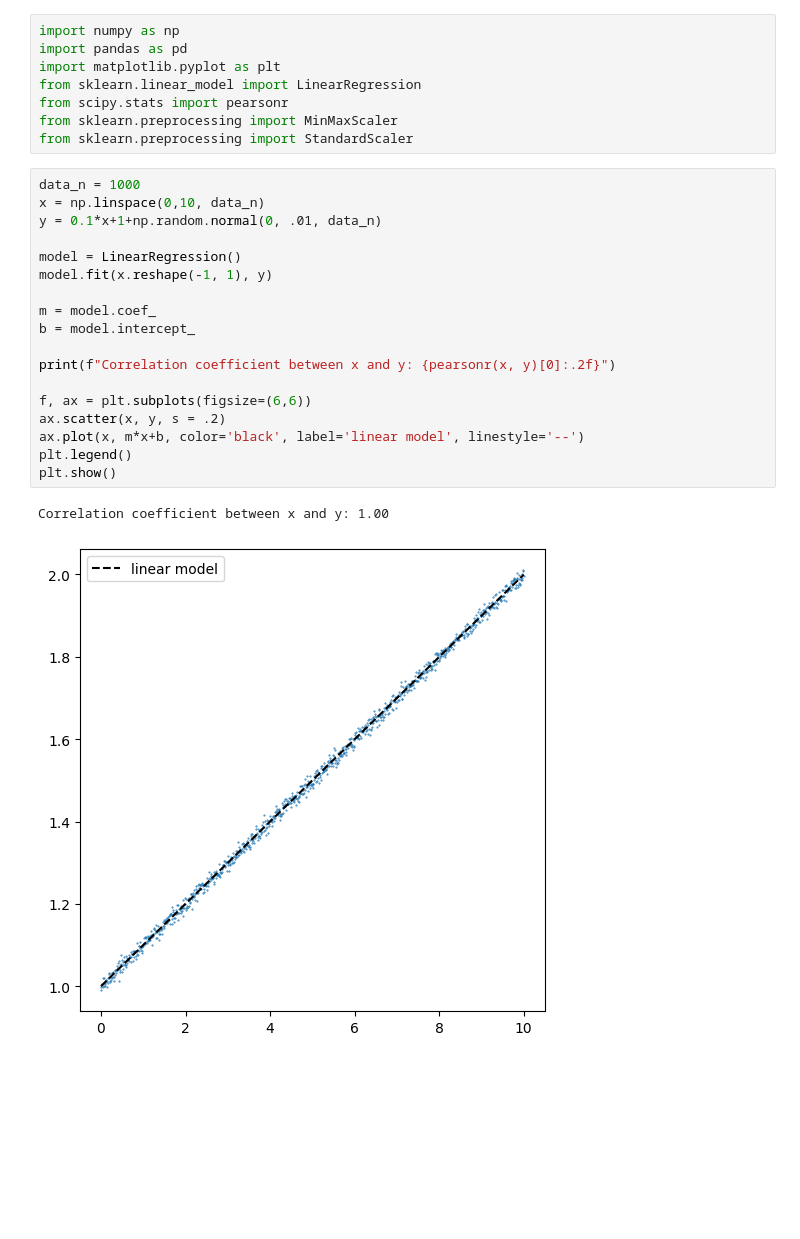
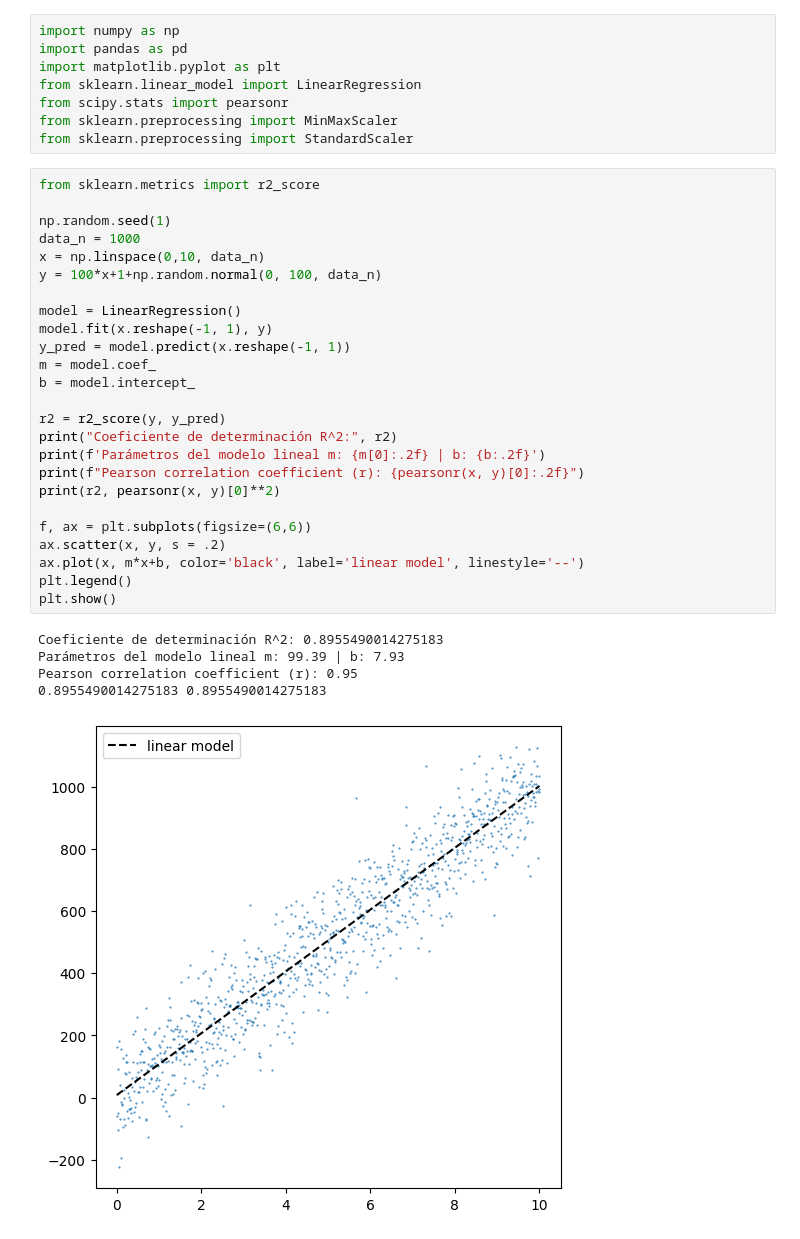
Before and after one commit to deivMM/IA, a Jupyter notebook: scripts/correlation.ipynb, the cells around one changed output. Saved outputs shown, nothing was run; the diff lists cells and outputs as text; blank space fills up the shorter version.

```diff
--- a/scripts/correlation.ipynb
+++ b/scripts/correlation.ipynb
@@ -12,23 +17,33 @@ from scipy.stats import pearsonr
 from sklearn.preprocessing import MinMaxScaler
 from sklearn.preprocessing import StandardScaler
 # %%
+from sklearn.metrics import r2_score
+
+np.random.seed(1)
 data_n = 1000
 x = np.linspace(0,10, data_n)
-y = 0.1*x+1+np.random.normal(0, .01, data_n)
+y = 100*x+1+np.random.normal(0, 100, data_n)
 
 model = LinearRegression()
 model.fit(x.reshape(-1, 1), y)
-
+y_pred = model.predict(x.reshape(-1, 1))
 m = model.coef_
 b = model.intercept_
 
-print(f"Correlation coefficient between x and y: {pearsonr(x, y)[0]:.2f}")
+r2 = r2_score(y, y_pred)
+print("Coeficiente de determinación R^2:", r2)
+print(f'Parámetros del modelo lineal m: {m[0]:.2f} | b: {b:.2f}')
+print(f"Pearson correlation coefficient (r): {pearsonr(x, y)[0]:.2f}")
+print(r2, pearsonr(x, y)[0]**2)
 
 f, ax = plt.subplots(figsize=(6,6))
 ax.scatter(x, y, s = .2)
 ax.plot(x, m*x+b, color='black', label='linear model', linestyle='--')
 plt.legend()
 plt.show()
 # %% [output]
-Correlation coefficient between x and y: 1.00
+Coeficiente de determinación R^2: 0.8955490014275183
+Parámetros del modelo lineal m: 99.39 | b: 7.93
+Pearson correlation coefficient (r): 0.95
+0.8955490014275183 0.8955490014275183
-[figure, old version]
+[figure, new version]
```
Also changed, not shown: parts of 5 cells of this notebook, 1 other file.
